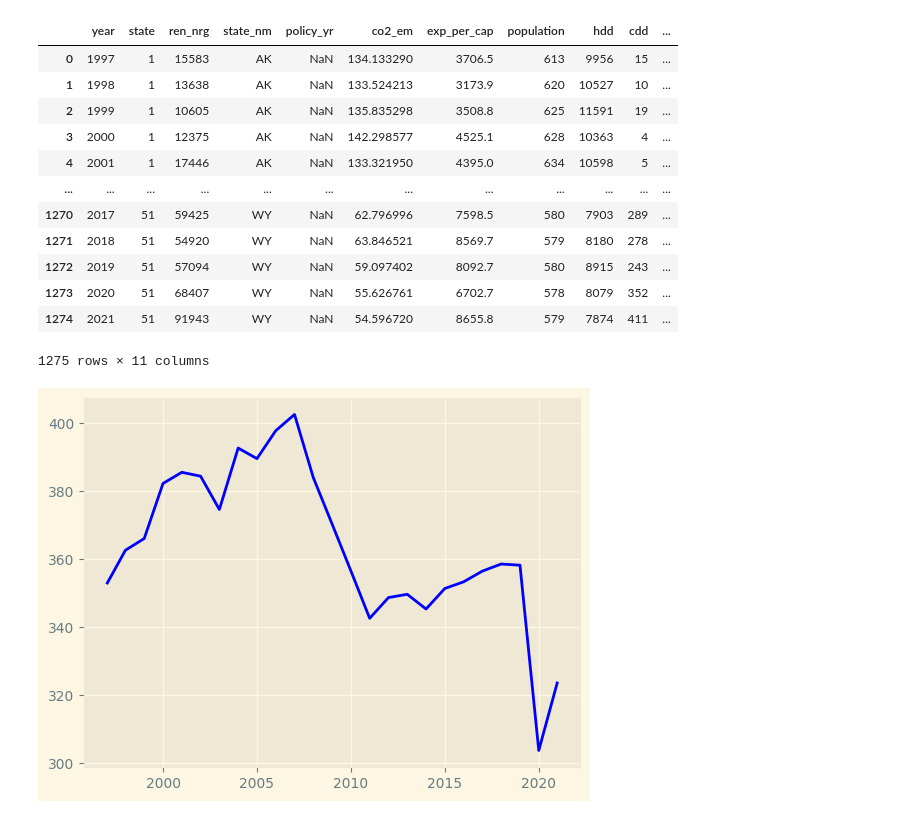
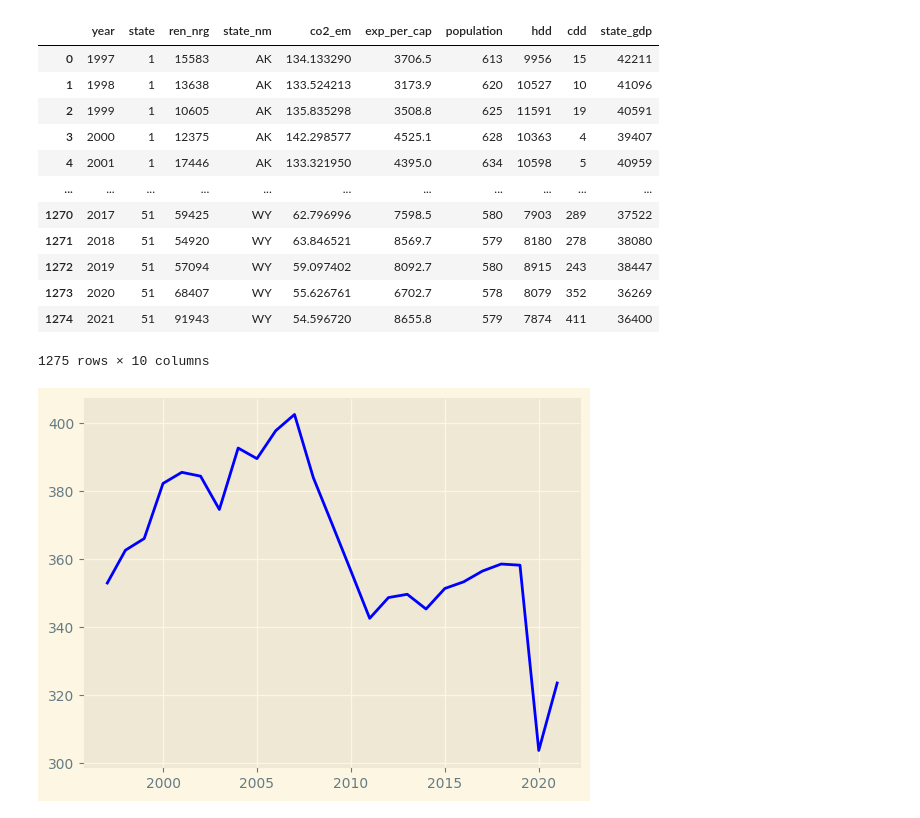
Before and after one commit to cmartins2001/energy-rebates-research, a Jupyter notebook: long_data_visualizations.ipynb, the cells around one changed output. Saved outputs shown, nothing was run; the diff lists cells and outputs as text; code cells hidden in the pictures.

```diff
--- a/long_data_visualizations.ipynb
+++ b/long_data_visualizations.ipynb
@@ -16,22 +16,22 @@ states = ['AK','AL','AR','AZ','CA','CO','CT','DC','DE','FL','GA','HI',
           'WI','WV','WY']
 # %%
 # Read in XL data:
-df = pd.read_excel(f"{data_file_path}.xlsx").drop(columns=['Unnamed: 0', 'treat', 'time_to_treat'])
+df = pd.read_excel(f"{data_file_path}.xlsx").drop(columns=['Unnamed: 0', 'treat', 'time_to_treat', 'policy_yr'])
 df
 # %% [output]
-|  | year | state | ren_nrg | state_nm | policy_yr | co2_em | exp_per_cap | population | hdd | cdd | ... |
-| 0 | 1997 | 1 | 15583 | AK | NaN | 134.133290 | 3706.5 | 613 | 9956 | 15 | ... |
-| 1 | 1998 | 1 | 13638 | AK | NaN | 133.524213 | 3173.9 | 620 | 10527 | 10 | ... |
-| 2 | 1999 | 1 | 10605 | AK | NaN | 135.835298 | 3508.8 | 625 | 11591 | 19 | ... |
-| 3 | 2000 | 1 | 12375 | AK | NaN | 142.298577 | 4525.1 | 628 | 10363 | 4 | ... |
-| 4 | 2001 | 1 | 17446 | AK | NaN | 133.321950 | 4395.0 | 634 | 10598 | 5 | ... |
-| ... | ... | ... | ... | ... | ... | ... | ... | ... | ... | ... | ... |
-| 1270 | 2017 | 51 | 59425 | WY | NaN | 62.796996 | 7598.5 | 580 | 7903 | 289 | ... |
-| 1271 | 2018 | 51 | 54920 | WY | NaN | 63.846521 | 8569.7 | 579 | 8180 | 278 | ... |
-| 1272 | 2019 | 51 | 57094 | WY | NaN | 59.097402 | 8092.7 | 580 | 8915 | 243 | ... |
-| 1273 | 2020 | 51 | 68407 | WY | NaN | 55.626761 | 6702.7 | 578 | 8079 | 352 | ... |
-| 1274 | 2021 | 51 | 91943 | WY | NaN | 54.596720 | 8655.8 | 579 | 7874 | 411 | ... |
+|  | year | state | ren_nrg | state_nm | co2_em | exp_per_cap | population | hdd | cdd | state_gdp |
+| 0 | 1997 | 1 | 15583 | AK | 134.133290 | 3706.5 | 613 | 9956 | 15 | 42211 |
+| 1 | 1998 | 1 | 13638 | AK | 133.524213 | 3173.9 | 620 | 10527 | 10 | 41096 |
+| 2 | 1999 | 1 | 10605 | AK | 135.835298 | 3508.8 | 625 | 11591 | 19 | 40591 |
+| 3 | 2000 | 1 | 12375 | AK | 142.298577 | 4525.1 | 628 | 10363 | 4 | 39407 |
+| 4 | 2001 | 1 | 17446 | AK | 133.321950 | 4395.0 | 634 | 10598 | 5 | 40959 |
+| ... | ... | ... | ... | ... | ... | ... | ... | ... | ... | ... |
+| 1270 | 2017 | 51 | 59425 | WY | 62.796996 | 7598.5 | 580 | 7903 | 289 | 37522 |
+| 1271 | 2018 | 51 | 54920 | WY | 63.846521 | 8569.7 | 579 | 8180 | 278 | 38080 |
+| 1272 | 2019 | 51 | 57094 | WY | 59.097402 | 8092.7 | 580 | 8915 | 243 | 38447 |
+| 1273 | 2020 | 51 | 68407 | WY | 55.626761 | 6702.7 | 578 | 8079 | 352 | 36269 |
+| 1274 | 2021 | 51 | 91943 | WY | 54.596720 | 8655.8 | 579 | 7874 | 411 | 36400 |
-1275 rows × 11 columns
+1275 rows × 10 columns
 # %%
 # Slice:
 ca_df = df[df['state_nm'] == 'CA']
```
